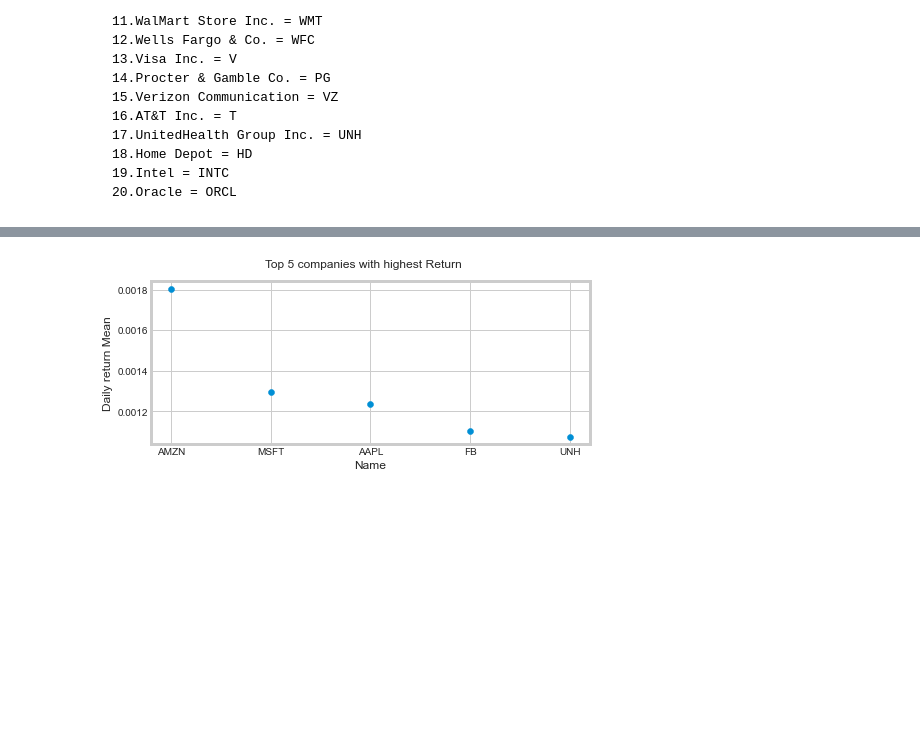
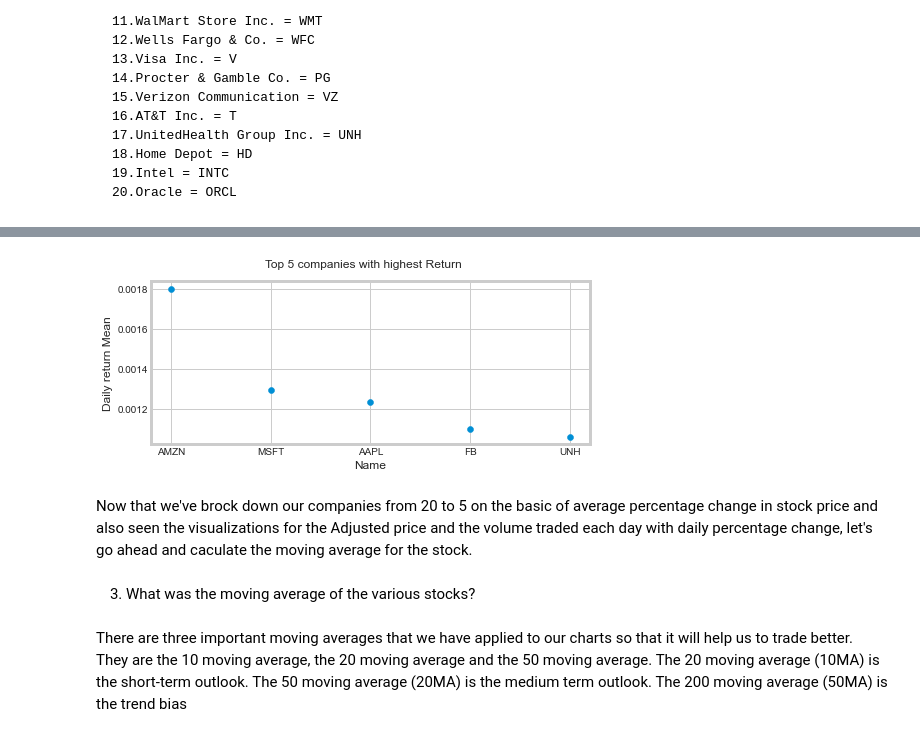
Before and after one commit to RITISHKARKIUNH/stockanalysis, a Jupyter notebook: Stock_Analysis.ipynb, the cells around one changed output, grey strips where cells are left out. Cells and saved outputs as stored; diff of their text form; code cells hidden in the pictures; blank space fills up the shorter version.

Commit message:
Analysis of Stock

```diff
--- a/Stock_Analysis.ipynb
+++ b/Stock_Analysis.ipynb
@@ -204,3 +173,3 @@ plt.show()
 # %%
 top_five = avg.nlargest(5)
-top_five
+company_name = list(top_five.keys())
@@ -220,9 +176,15 @@ name
 # %%
 plt.figure(figsize=(7, 3))
-plt.scatter(name, top_five)
+plt.scatter(company_name, top_five)
 plt.suptitle('Top 5 companies with highest Return')
 plt.ylabel('Daily return Mean')
 plt.xlabel('Name')
 plt.show()
 # %% [output]
-[figure, old version]
+[figure, new version]
+# %% [markdown]
+Now that we've brock down our companies from 20 to 5 on the basic of average percentage change in stock price and also seen the visualizations for the Adjusted price and the volume traded each day with daily percentage change, let's go ahead and caculate the moving average for the stock.
+# %% [markdown]
+3. What was the moving average of the various stocks?
+# %% [markdown]
+There are three important moving averages that we have applied to our charts so that it will help us to trade better. They are the 10 moving average, the 20 moving average and the 50 moving average. The 20 moving average (10MA) is the short-term outlook. The 50 moving average (20MA) is the medium term outlook. The 200 moving average (50MA) is the trend bias
```
Also changed, not shown: parts of 54 cells of this notebook.
